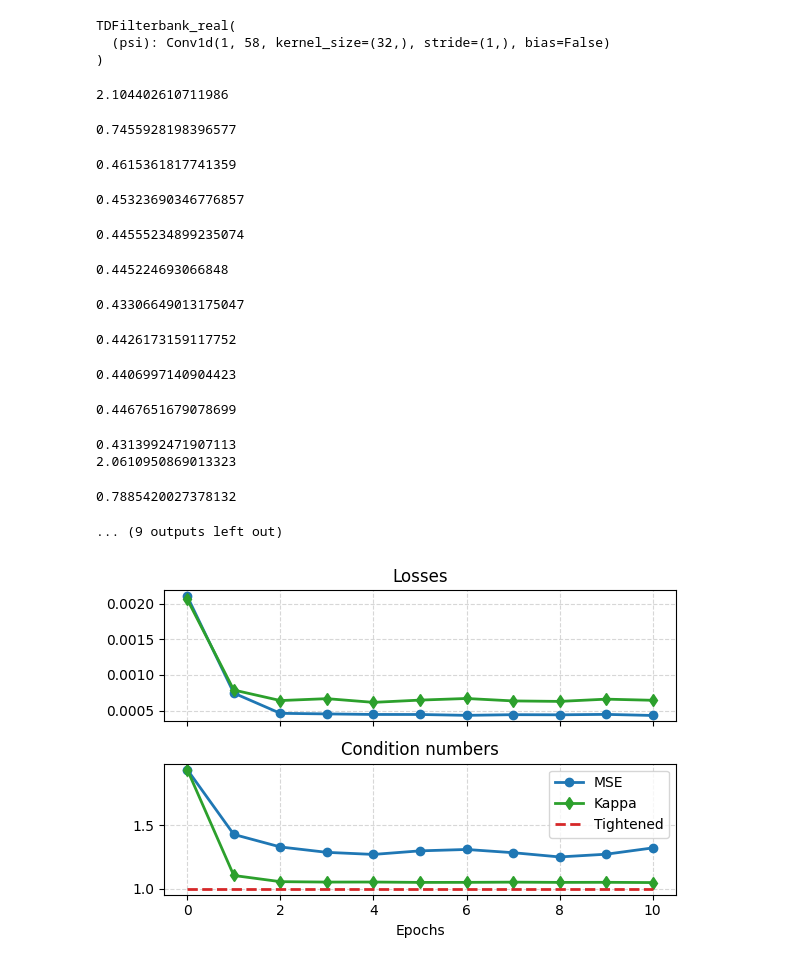
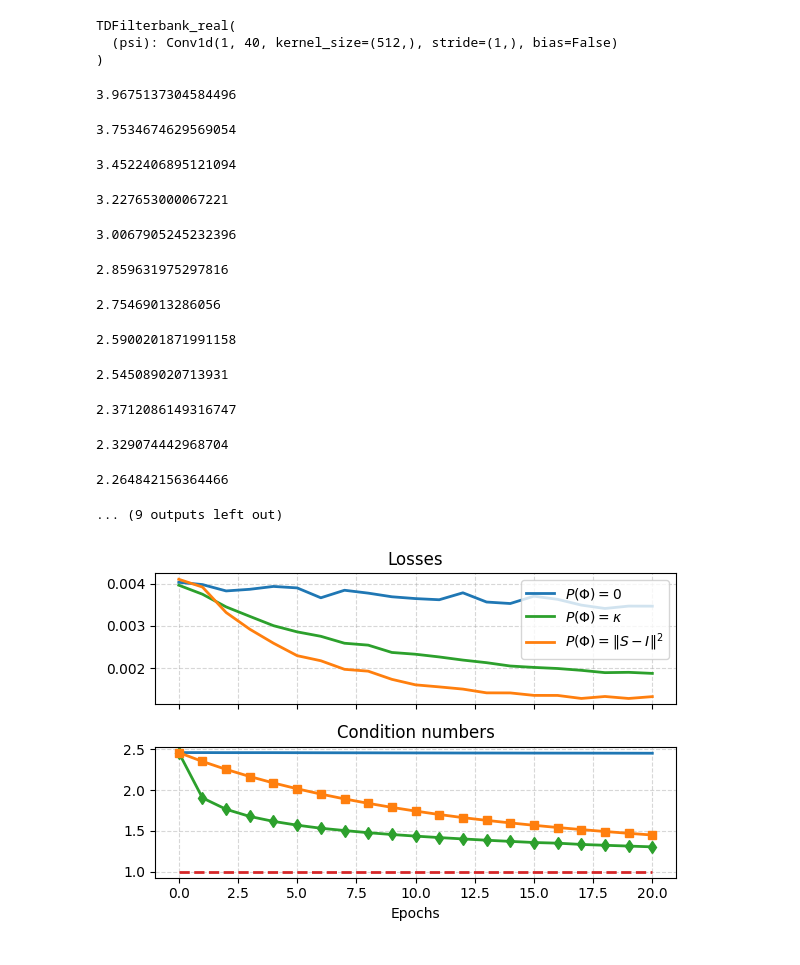
Before and after one commit to danedane-haider/Random-Filterbanks, a Jupyter notebook: Stability of Random Filterbanks under Gradient Descent/Reproducing_Random_Tightness.ipynb, the cells around one changed output. Drawn from its saved outputs; the diff is of its cells as text; code cells hidden in the pictures.

```diff
--- a/Stability of Random Filterbanks under Gradient Descent/Reproducing_Random_Tightness.ipynb
+++ b/Stability of Random Filterbanks under Gradient Descent/Reproducing_Random_Tightness.ipynb
@@ -17,8 +17,8 @@ import fb
 HYPERPARAMS = {
     "synth": {
         "N": 1032,
-        "J": 58,
-        "T": 32,
+        "J": 40,
+        "T": 512,
         "sr": 16000,
         "fmin": 64,
         "fmax": 8000,
@@ -42,7 +42,7 @@ synth = fb.generate_random_sine(
 # conv1D layer with circulant boundary conditions
 
 class TDFilterbank_real(torch.nn.Module):
-    def __init__(self, spec, w_init):
+    def __init__(self, spec, w):
         super().__init__()
 
         self.psi = torch.nn.Conv1d(
@@ -54,7 +54,7 @@ class TDFilterbank_real(torch.nn.Module):
             bias=False)
 
         # initialize the filters to be w_init
-        self.psi.weight.data = w_init[:, :spec["T"]].unsqueeze(1).float()
+        self.psi.weight.data = w[:, :spec["T"]].unsqueeze(1).float()
 
     def forward(self, x):
         x = x.reshape(x.shape[0], 1, x.shape[-1])
@@ -67,7 +67,7 @@ baseline = TDFilterbank_real(spec, w_init)
 print(baseline)
 # %% [output]
 TDFilterbank_real(
-  (psi): Conv1d(1, 58, kernel_size=(32,), stride=(1,), bias=False)
+  (psi): Conv1d(1, 40, kernel_size=(512,), stride=(1,), bias=False)
 )
 # %%
 # loss functions with penalization terms
@@ -185,17 +185,17 @@ def train(baseline, penalization, lr, n_epochs, epoch_size):
 
     return losses, conditions
 # %%
-n_epochs = 10
+n_epochs = 20
 epoch_size = 50
-lr = 0.0001
+lr = 0.001
 # %%
-baseline = TDFilterbank_real(spec, w_init)
-losses_mse, conditions_mse = train(
-    baseline=baseline,
-    penalization='mse',
-    lr=lr,
-    n_epochs=n_epochs,
-    epoch_size=epoch_size)
+# baseline = TDFilterbank_real(spec, w_init)
+# losses_mse, conditions_mse = train(
+#     baseline=baseline,
+#     penalization='mse',
+#     lr=lr,
+#     n_epochs=n_epochs,
+#     epoch_size=epoch_size)
 
 baseline = TDFilterbank_real(spec, w_init)
 losses_kappa, conditions_kappa = train(
@@ -208,57 +208,56 @@ losses_kappa, conditions_kappa = train(
 # baseline = TDFilterbank_real(spec, w_init)
 # losses_fo, conditions_fo = train(
 #     baseline=baseline,
-#     penalization='diagS',
+#     penalization='S',
 #     lr=lr,
 #     n_epochs=n_epochs,
 #     epoch_size=epoch_size)
 # %% [output]
-2.104402610711986
+3.9675137304584496
-0.7455928198396577
+3.7534674629569054
-0.4615361817741359
+3.4522406895121094
-0.45323690346776857
+3.227653000067221
-0.44555234899235074
+3.0067905245232396
-0.445224693066848
+2.859631975297816
-0.43306649013175047
+2.75469013286056
-0.4426173159117752
+2.5900201871991158
-0.4406997140904423
+2.545089020713931
-0.4467651679078699
+2.3712086149316747
-0.4313992471907113
-2.0610950869013323
+2.329074442968704
-0.7885420027378132
+2.264842156364466
 ... (9 outputs left out)
 # %%
 # plot losses and condition numbers over epochs
 
 plt.rcParams['text.usetex'] = False
 
 fig, axes = plt.subplots(2, 1, figsize=(6, 4), sharex=True)
 Ts = np.arange(0, n_epochs+1)
 
 ax = axes[0]
-ax.plot(Ts, losses_mse, 'tab:blue', linewidth=2, marker = 'o')
-ax.plot(Ts, losses_kappa, 'tab:green', linewidth=2, marker = 'd')
-# ax.plot(Ts, losses_fo, 'tab:orange', linewidth=2, marker = 's')
+ax.plot(Ts, losses_mse, 'tab:blue', linewidth=2, label='$P(\Phi) = 0$')
+ax.plot(Ts, losses_kappa, 'tab:green', linewidth=2, label='$P(\Phi) = \kappa$')
+ax.plot(Ts, losses_fo, 'tab:orange', linewidth=2, label = '$P(\Phi) = \Vert S-I \Vert^2$')
 
 ax.set_title('Losses')
+ax.legend(loc='upper right')
 ax.grid(linestyle='--', alpha=0.5)
 
 ax = axes[1]
-ax.plot(Ts, conditions_mse, 'tab:blue', linewidth=2, label='MSE', marker = 'o')
-ax.plot(Ts, conditions_kappa, 'tab:green', linewidth=2, label='Kappa', marker = 'd')
-# ax.plot(Ts, conditions_fo, 'tab:orange', linewidth=2, label='Frameoperator', marker = 's')
-ax.plot(Ts, np.ones(len(Ts)), 'tab:red', linewidth=2, label='Tightened', linestyle='--')
+ax.plot(Ts, conditions_mse, 'tab:blue', linewidth=2)
+ax.plot(Ts, conditions_kappa, 'tab:green', linewidth=2, marker = 'd')
+ax.plot(Ts, conditions_fo, 'tab:orange', linewidth=2, marker = 's')
+ax.plot(Ts, np.ones(len(Ts)), 'tab:red', linewidth=2, linestyle='--')
 
 ax.set_title('Condition numbers')
-ax.legend(loc='upper right')
 ax.set_xlabel('Epochs')
 ax.grid(linestyle='--', alpha=0.5)
 
 plt.tight_layout()
 
 plt.savefig('Reproducing_Random_Tightness.pdf', bbox_inches='tight')
 # %% [output]
-[figure, old version]
+[figure, new version]
 # %%
 # save w_init and w_tight_fir as input for the next notebook
 w_tight_fir = baseline.psi.weight.detach().numpy()[:,0,:]
```
Also changed, not shown: parts of 2 cells of this notebook, 11 other files.
